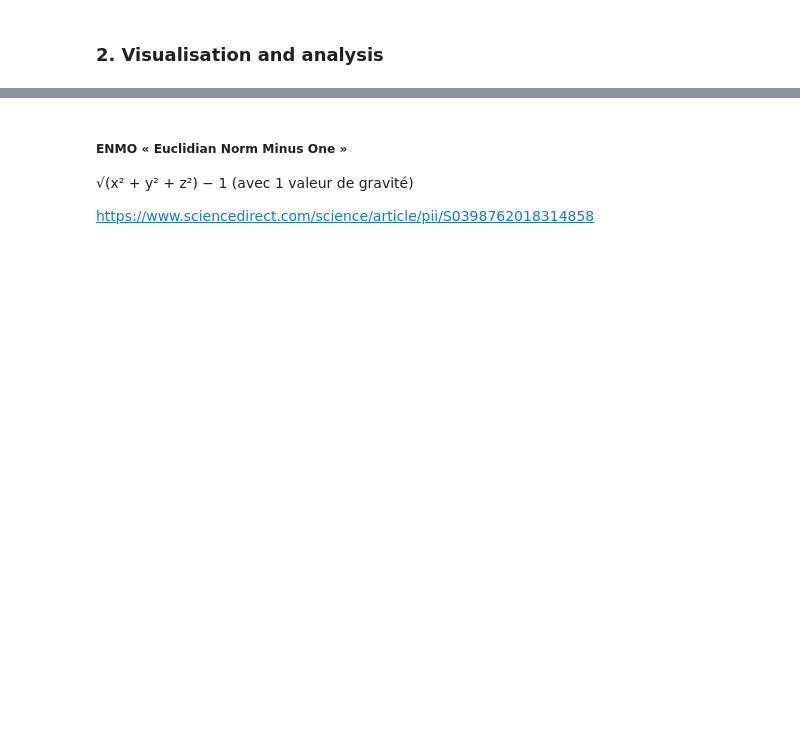
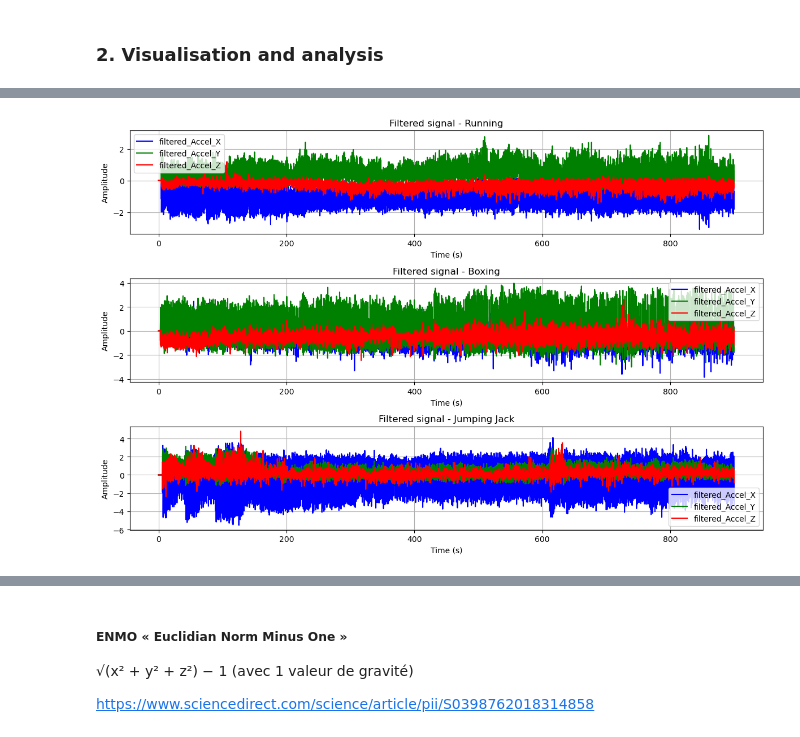
Before and after one commit to RachidatouOuattara/HAH913E-2024-physical-activity-analysis, a Jupyter notebook: Notebooks/AX3_project.ipynb, the cells around one changed output, grey strips where cells are left out. Cells and saved outputs as stored; diff of their text form; code cells hidden in the pictures; blank space fills up the shorter version.

```diff
--- a/Notebooks/AX3_project.ipynb
+++ b/Notebooks/AX3_project.ipynb
@@ -81,0 +230,78 @@ plt.grid()
+# %%
+# Application of the low-pass filter (butterworth)
+from scipy.signal import butter, filtfilt
+
+
+cutoff_frequency = 10
+fs = 100  # Sampling frequency
+
+
+def butter_lowpass(cutoff, fs, order=4):
+    nyquist = 0.5 * fs
+    normal_cutoff = cutoff / nyquist
+    b, a = butter(order, normal_cutoff, btype='low', analog=False)
+    return b, a
+
+
+def butter_lowpass_filter(data, cutoff, fs, order=4):
+    b, a = butter_lowpass(cutoff, fs, order)
+    y = filtfilt(b, a, data)
+    return y
+
+
+# Paramètres du filtre
+fs = 100  # Fréquence d'échantillonnage (en Hz)
+cutoff_frequency = 5.0  # Fréquence de coupure du filtre (en Hz)
+
+acc_run['filtered_Accel_X'] = butter_lowpass_filter(Acc_run['Accel-X (g)'], cutoff_frequency, fs)
+acc_run['filtered_Accel_Y'] = butter_lowpass_filter(Acc_run['Accel-Y (g)'], cutoff_frequency, fs)
+acc_run['filtered_Accel_Z'] = butter_lowpass_filter(Acc_run['Accel-Z (g)'], cutoff_frequency, fs)
+print(acc_run)
+
+acc_box['filtered_Accel_X'] = butter_lowpass_filter(Acc_box['Accel-X (g)'], cutoff_frequency, fs)
+acc_box['filtered_Accel_Y'] =  butter_lowpass_filter(Acc_box['Accel-Y (g)'], cutoff_frequency, fs)
+acc_box['filtered_Accel_Z'] = butter_lowpass_filter(Acc_box['Accel-Z (g)'], cutoff_frequency, fs)
+
+
+acc_jump['filtered_Accel_X'] = butter_lowpass_filter(Acc_jump['Accel-X (g)'], cutoff_frequency, fs)
+acc_jump['filtered_Accel_Y'] = butter_lowpass_filter(Acc_jump['Accel-Y (g)'], cutoff_frequency, fs)
+acc_jump['filtered_Accel_Z']= butter_lowpass_filter(Acc_jump['Accel-Z (g)'], cutoff_frequency, fs)
+
+plt.figure(figsize=(12, 8))
+
+plt.subplot(3, 1, 1)
+plt.plot(time, acc_run['filtered_Accel_X'] , label='filtered_Accel_X', color='blue')
+plt.plot(time, acc_run['filtered_Accel_Y'] , label='filtered_Accel_Y', color='green')
+plt.plot(time, acc_run['filtered_Accel_Z'] , label='filtered_Accel_Z', color='red')
+
+plt.title('Filtered signal - Running')
+plt.xlabel('Time (s)')
+plt.ylabel('Amplitude')
+plt.legend()
+plt.grid()
+
+plt.subplot(3, 1, 2)
+plt.plot(time, acc_box['filtered_Accel_X'], label='filtered_Accel_X', color='blue')
+plt.plot(time, acc_box['filtered_Accel_Y'], label='filtered_Accel_Y', color='green')
+plt.plot(time, acc_box['filtered_Accel_Z'], label='filtered_Accel_Z', color='red')
+
+plt.title('Filtered signal - Boxing')
+plt.xlabel('Time (s)')
+plt.ylabel('Amplitude')
+plt.legend()
+plt.grid()
+
+plt.subplot(3, 1, 3)
+plt.plot(time, acc_jump['filtered_Accel_X'], label='filtered_Accel_X', color='blue')
+plt.plot(time, acc_jump['filtered_Accel_Y'], label='filtered_Accel_Y', color='green')
+plt.plot(time, acc_jump['filtered_Accel_Z'], label='filtered_Accel_Z', color='red')
+
+plt.title('Filtered signal - Jumping Jack')
+plt.xlabel('Time (s)')
+plt.ylabel('Amplitude')
+plt.legend()
+plt.grid()
+
+plt.tight_layout()
+plt.show()
+# %% [output]
@@ -81,0 +325 @@ plt.grid()
+[figure, added]
```
Also changed, not shown: parts of 36 cells of this notebook.
